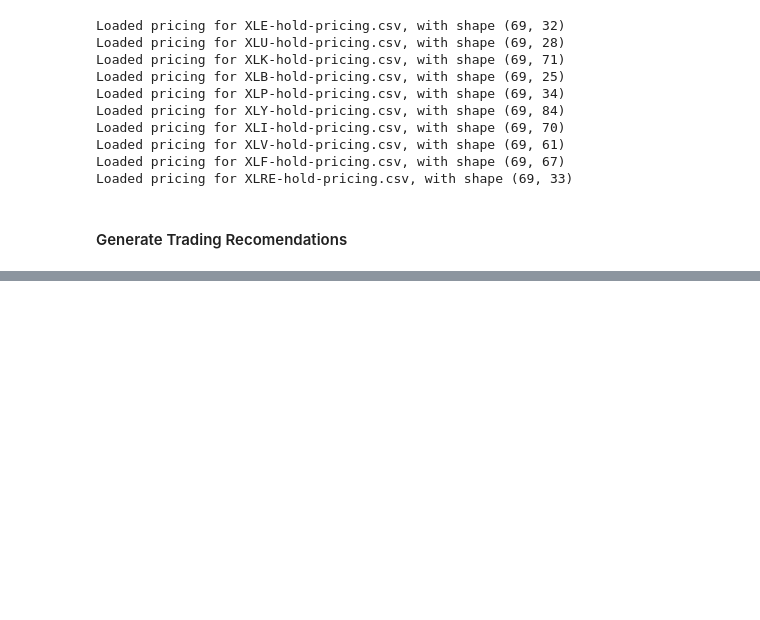
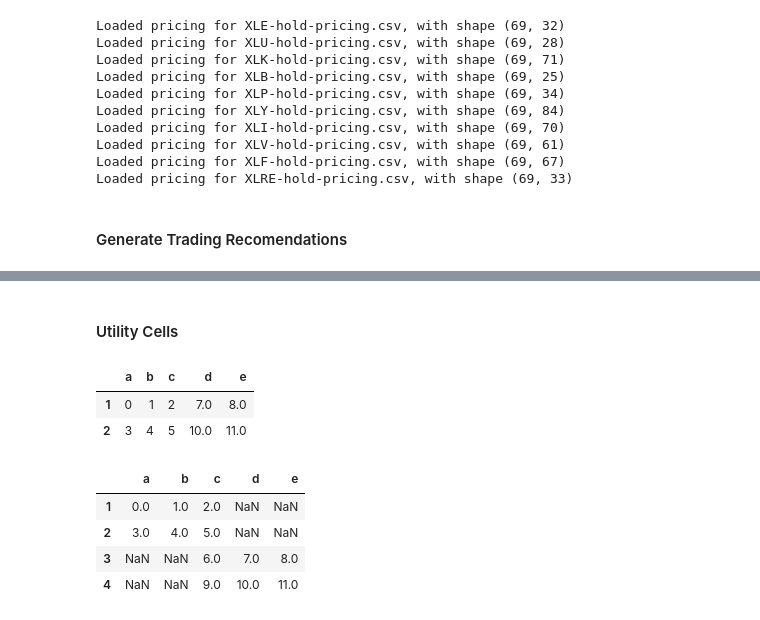
Before and after one commit to veigaco/quantum, a Jupyter notebook: algo_staging-short.ipynb, the cells around one changed output, grey strips where cells are left out. Drawn from its saved outputs; the diff is of its cells as text; code cells hidden in the pictures; blank space fills up the shorter version.

```diff
--- a/algo_staging-short.ipynb
+++ b/algo_staging-short.ipynb
@@ -342,0 +469,2 @@ Date: 2018-03-15, Total Invested: 231000.00, Total Allocation: 100.00%
+# %% [markdown]
+#### Utility Cells
@@ -342,0 +476,20 @@ Date: 2018-03-15, Total Invested: 231000.00, Total Allocation: 100.00%
+# %%
+# illustration of how two allocation frames can be combined
+df1 = pd.DataFrame(np.arange(0,6,1).reshape(2,3), index=[1,2], columns=list('abc'))
+df2 = pd.DataFrame(np.arange(6,12,1).reshape(2,3), index=[1,2], columns=list('cde'))
+df1.combine_first(df2)
+# %% [output]
+|  | a | b | c | d | e |
+| 1 | 0 | 1 | 2 | 7.0 | 8.0 |
+| 2 | 3 | 4 | 5 | 10.0 | 11.0 |
+# %%
+# illustration of how two allocation frames can be combined
+df1 = pd.DataFrame(np.arange(0,6,1).reshape(2,3), index=[1,2], columns=list('abc'))
+df2 = pd.DataFrame(np.arange(6,12,1).reshape(2,3), index=[3,4], columns=list('cde'))
+df1.combine_first(df2)
+# %% [output]
+|  | a | b | c | d | e |
+| 1 | 0.0 | 1.0 | 2.0 | NaN | NaN |
+| 2 | 3.0 | 4.0 | 5.0 | NaN | NaN |
+| 3 | NaN | NaN | 6.0 | 7.0 | 8.0 |
+| 4 | NaN | NaN | 9.0 | 10.0 | 11.0 |
```
Also changed, not shown: parts of 25 cells of this notebook, 1 other file.
